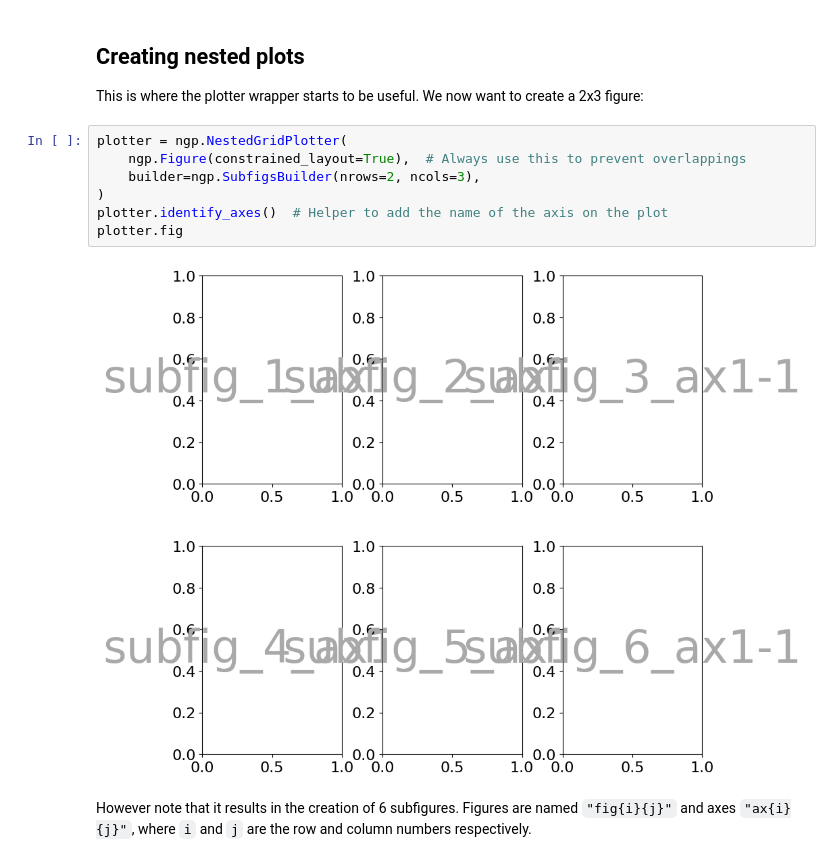
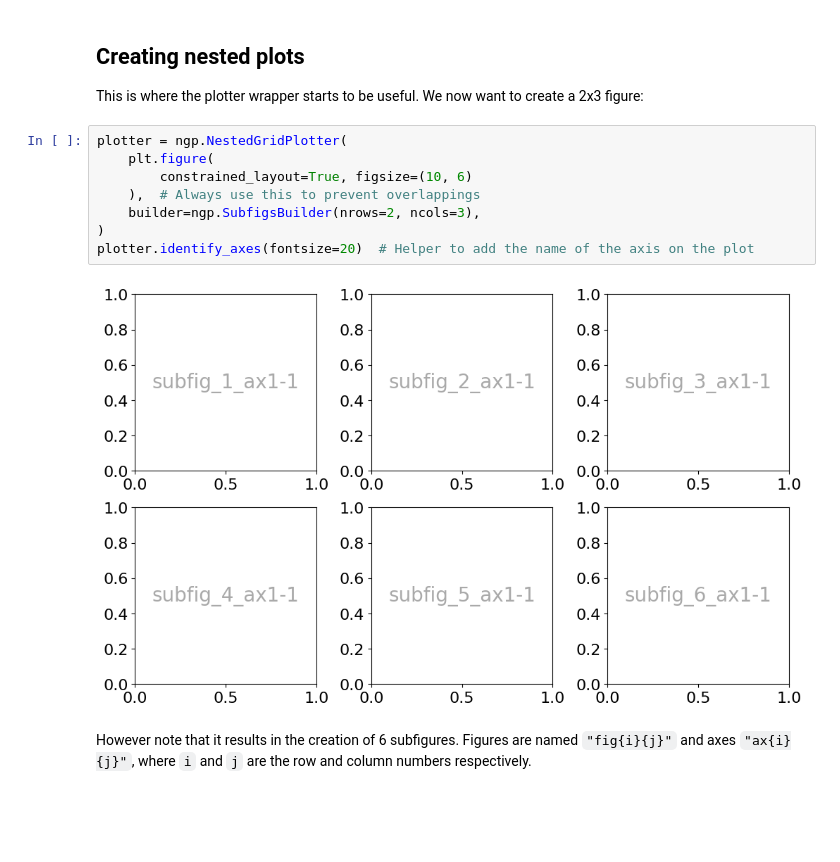
Before and after one commit to antoinecollet5/nested_grid_plotter, a Jupyter notebook: tutorials/basics.ipynb, the cells around one changed output. Drawn from its saved outputs; the diff is of its cells as text; blank space fills up the shorter version.

```diff
--- a/tutorials/basics.ipynb
+++ b/tutorials/basics.ipynb
@@ -119,13 +119,14 @@ plotter.fig
 This is where the plotter wrapper starts to be useful. We now want to create a 2x3 figure:
 # %%
 plotter = ngp.NestedGridPlotter(
-    ngp.Figure(constrained_layout=True),  # Always use this to prevent overlappings
+    plt.figure(
+        constrained_layout=True, figsize=(10, 6)
+    ),  # Always use this to prevent overlappings
     builder=ngp.SubfigsBuilder(nrows=2, ncols=3),
 )
-plotter.identify_axes()  # Helper to add the name of the axis on the plot
-plotter.fig
+plotter.identify_axes(fontsize=20)  # Helper to add the name of the axis on the plot
 # %% [output]
-[figure, old version]
+[figure, new version]
 # %% [markdown]
 However note that it results in the creation of 6 subfigures. Figures are named `"fig{i}{j}"` and axes `"ax{i}{j}"`, where `i` and `j` are the row and column numbers respectively.
 # %%
```
Also changed, not shown: parts of 13 cells of this notebook, 2 other files.
